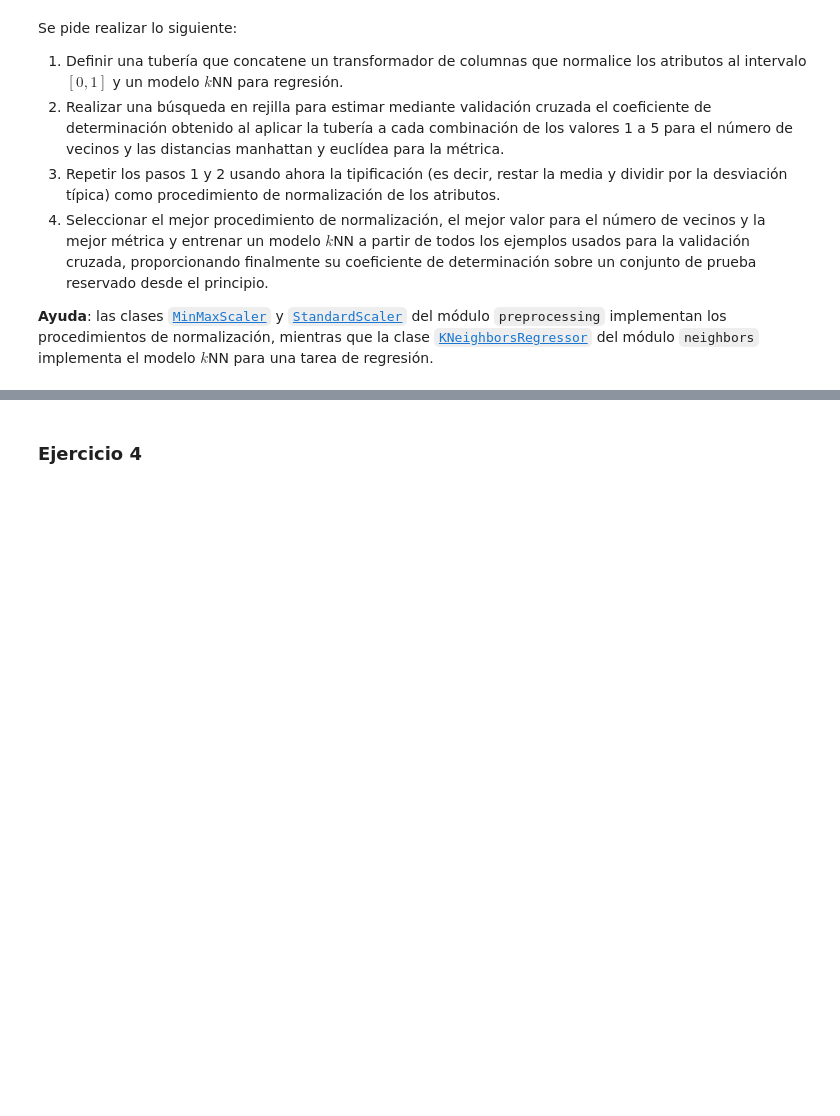
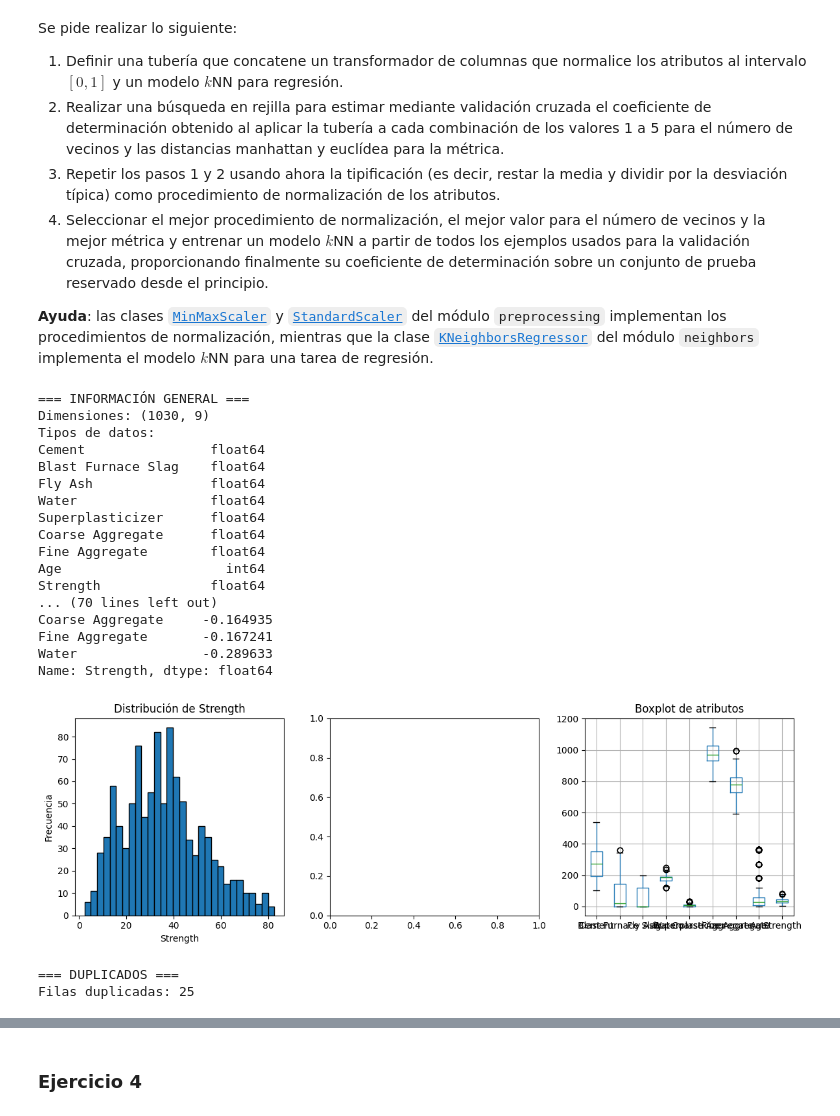
Before and after one commit to juanantoniofr/ETSII_IA, a Jupyter notebook: laboratorio/Practica_1/Aprendizaje automático/Ejercicios_propuestos.ipynb, the cells around one changed output, grey strips where cells are left out. Cells and saved outputs as stored; diff of their text form; code cells hidden in the pictures; blank space fills up the shorter version.

```diff
--- a/laboratorio/Practica_1/Aprendizaje automático/Ejercicios_propuestos.ipynb
+++ b/laboratorio/Practica_1/Aprendizaje automático/Ejercicios_propuestos.ipynb
@@ -215,3 +215,77 @@ Se pide realizar lo siguiente:
 4. Seleccionar el mejor procedimiento de normalización, el mejor valor para el número de vecinos y la mejor métrica y entrenar un modelo $k$NN a partir de todos los ejemplos usados para la validación cruzada, proporcionando finalmente su coeficiente de determinación sobre un conjunto de prueba reservado desde el principio.
 
 **Ayuda**: las clases [`MinMaxScaler`](https://scikit-learn.org/stable/modules/generated/sklearn.preprocessing.MinMaxScaler.html) y [`StandardScaler`](https://scikit-learn.org/stable/modules/generated/sklearn.preprocessing.StandardScaler.html) del módulo `preprocessing` implementan los procedimientos de normalización, mientras que la clase [`KNeighborsRegressor`](https://scikit-learn.org/stable/modules/generated/sklearn.neighbors.KNeighborsRegressor.html) del módulo `neighbors` implementa el modelo $k$NN para una tarea de regresión.
+# %%
+#Análisis de datos
+import pandas as pd
+datos = pd.read_csv('concrete_data.csv')
+
+# Verificar la carga de los datos
+print("=== INFORMACIÓN GENERAL ===")
+print(f"Dimensiones: {datos.shape}")
+print(f"Tipos de datos:\n{datos.dtypes}")
+
+# Valores faltantes
+print("\n=== VALORES FALTANTES ===")
+print(datos.isnull().sum())
+print(f"Porcentaje de faltantes:\n{(datos.isnull().sum() / len(datos) * 100)}")
+
+# Estadísticas descriptivas
+print("\n=== ESTADÍSTICAS DESCRIPTIVAS ===")
+print(datos.describe())
+
+# Distribución del objetivo
+print("\n=== DISTRIBUCIÓN DE 'Strength' ===")
+print(f"Media: {objetivo.mean():.2f}")
+print(f"Desv. típica: {objetivo.std():.2f}")
+print(f"Min: {objetivo.min():.2f}")
+print(f"Max: {objetivo.max():.2f}")
+print(f"Rango: {objetivo.max() - objetivo.min():.2f}")
+
+# Visualizar distribución
+import matplotlib.pyplot as plt
+plt.figure(figsize=(12, 4))
+
+plt.subplot(1, 3, 1)
+plt.hist(objetivo, bins=30, edgecolor='black')
+plt.xlabel('Strength')
+plt.ylabel('Frecuencia')
+plt.title('Distribución de Strength')
+
+# Correlaciones
+plt.subplot(1, 3, 2)
+correlaciones = datos.corr()['Strength'].sort_values(ascending=False)
+print("\n=== CORRELACIONES CON STRENGTH ===")
+print(correlaciones)
+
+# Ver outliers
+plt.subplot(1, 3, 3)
+datos.boxplot()
+plt.title('Boxplot de atributos')
+plt.tight_layout()
+plt.show()
+
+# Verificar duplicados
+print(f"\n=== DUPLICADOS ===")
+print(f"Filas duplicadas: {datos.duplicated().sum()}")
+# %% [output]
+=== INFORMACIÓN GENERAL ===
+Dimensiones: (1030, 9)
+Tipos de datos:
+Cement                float64
+Blast Furnace Slag    float64
+Fly Ash               float64
+Water                 float64
+Superplasticizer      float64
+Coarse Aggregate      float64
+Fine Aggregate        float64
+Age                     int64
+Strength              float64
+... (70 lines left out)
+Coarse Aggregate     -0.164935
+Fine Aggregate       -0.167241
+Water                -0.289633
+Name: Strength, dtype: float64
+[figure, added]
+=== DUPLICADOS ===
+Filas duplicadas: 25
```
Also changed, not shown: parts of 1 cell of this notebook.
